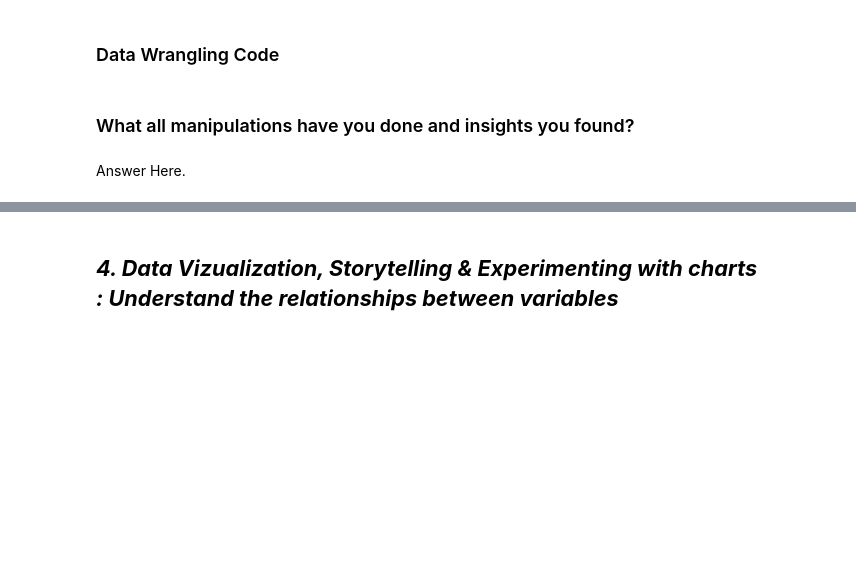
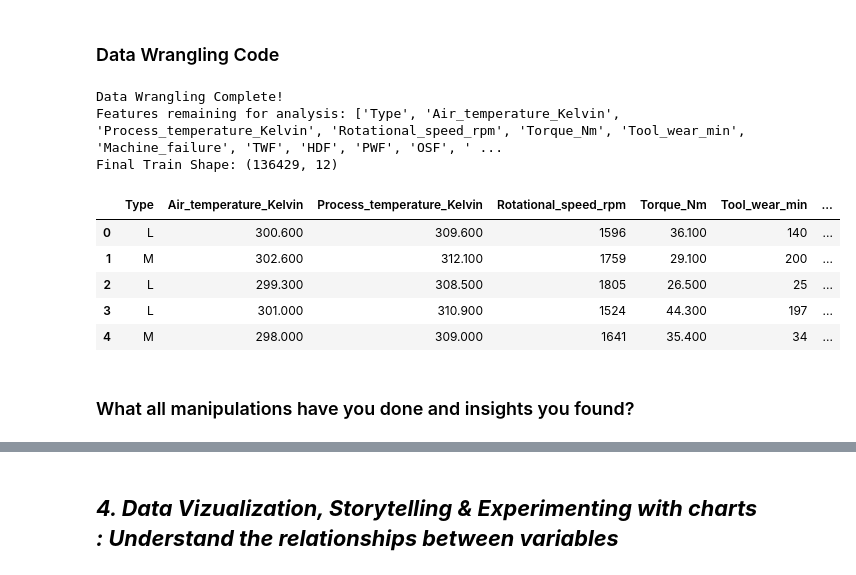
Before and after one commit to Nikkkhhill97/Tata_Steel_Machine_Failure_Prediction, a Jupyter notebook: Tata_Steel_Machine_Failure_Prediction.ipynb, the cells around one changed output, grey strips where cells are left out. Cells and saved outputs as stored; diff of their text form; code cells hidden in the pictures; blank space fills up the shorter version.

```diff
--- a/Tata_Steel_Machine_Failure_Prediction.ipynb
+++ b/Tata_Steel_Machine_Failure_Prediction.ipynb
@@ -345,0 +516,17 @@ Answer Here
+# %%
+# Check Unique Values for each variable.
+
+print("Unique Values Count per Column:")
+print("-" * 40)
+
+# Loop through columns to display unique counts
+for col in df_train.columns:
+    unique_count = df_train[col].nunique()
+    print(f"{col:<25} : {unique_count} unique values")
+
+print("\n" + "="*40 + "\n")
+
+# Deep dive into categorical and low-cardinality unique values
+print("Breakdown of Categorical/Target Unique Values:")
+print(f"Product Type (Quality) : {df_train['Type'].unique()}")
+print(f"Machine Failure Labels : {df_train['Machine failure'].unique()}")
@@ -352,4 +555,41 @@ Answer Here
+# %%
+# Write your code to make your dataset analysis ready.
+
+#Create copies to preserve original data
+df_train_ready = df_train.copy()
+df_test_ready = df_test.copy()
+
+#Dropping Unnecessary Identifiers
+# These columns have high cardinality and provide no predictive power
+cols_to_drop = ['id', 'Product ID']
+df_train_ready.drop(columns=cols_to_drop, inplace=True)
+df_test_ready.drop(columns=cols_to_drop, inplace=True)
+
+# 12.3 Standardizing Column Names
+# Removing brackets and spaces to avoid downstream errors
+def clean_names(df):
+    df.columns = [col.replace('[', '').replace(']', '').replace(' ', '_').replace('K', 'Kelvin') for col in df.columns]
+    return df
+
+df_train_ready = clean_names(df_train_ready)
+df_test_ready = clean_names(df_test_ready)
+
+# 12.4 Verification of the ready dataset
+print("Data Wrangling Complete!")
+print(f"Features remaining for analysis: {df_train_ready.columns.tolist()}")
+print(f"Final Train Shape: {df_train_ready.shape}")
+
+# Display first 5 rows of the 'ready' dataset
+display(df_train_ready.head())
+# %% [output]
+Data Wrangling Complete!
+Features remaining for analysis: ['Type', 'Air_temperature_Kelvin', 'Process_temperature_Kelvin', 'Rotational_speed_rpm', 'Torque_Nm', 'Tool_wear_min', 'Machine_failure', 'TWF', 'HDF', 'PWF', 'OSF', ' ...
+Final Train Shape: (136429, 12)
+|  | Type | Air_temperature_Kelvin | Process_temperature_Kelvin | Rotational_speed_rpm | Torque_Nm | Tool_wear_min | ... |
+| 0 | L | 300.600 | 309.600 | 1596 | 36.100 | 140 | ... |
+| 1 | M | 302.600 | 312.100 | 1759 | 29.100 | 200 | ... |
+| 2 | L | 299.300 | 308.500 | 1805 | 26.500 | 25 | ... |
+| 3 | L | 301.000 | 310.900 | 1524 | 44.300 | 197 | ... |
+| 4 | M | 298.000 | 309.000 | 1641 | 35.400 | 34 | ... |
 # %% [markdown]
 ### What all manipulations have you done and insights you found?
-# %% [markdown]
-Answer Here.
```
Also changed, not shown: parts of 24 cells of this notebook.
